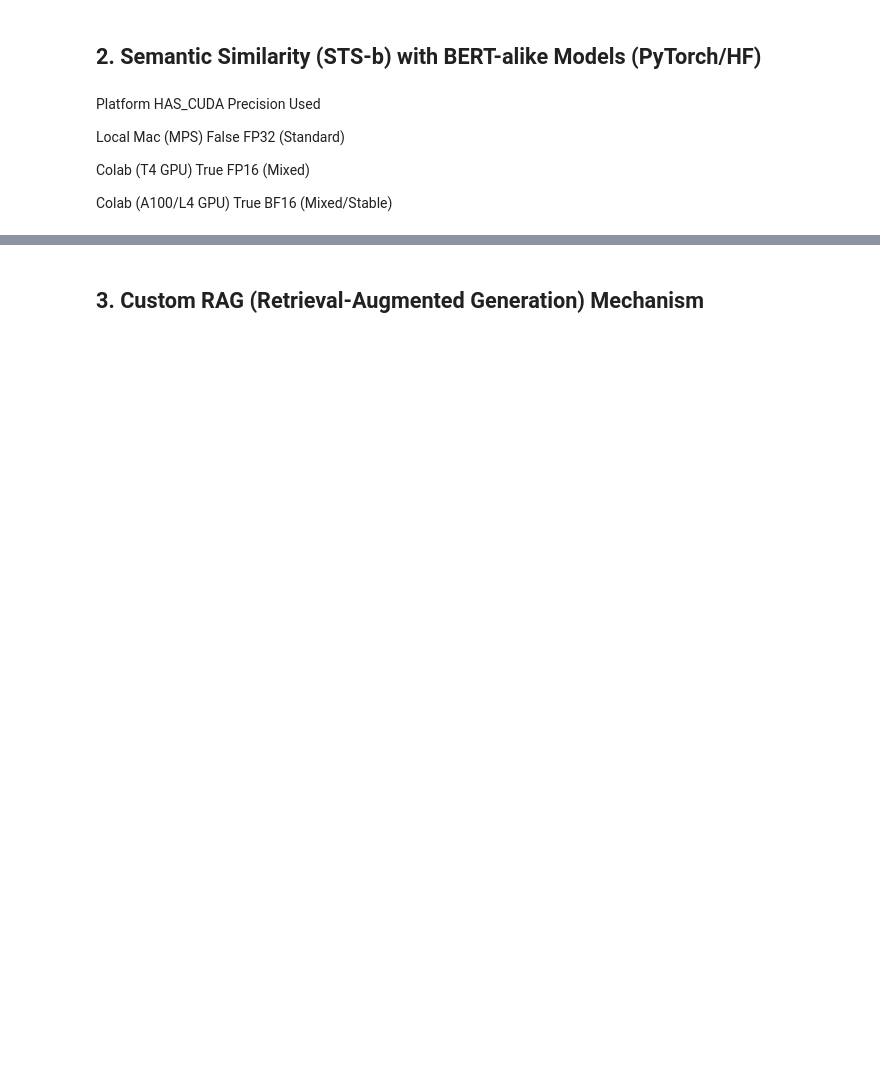
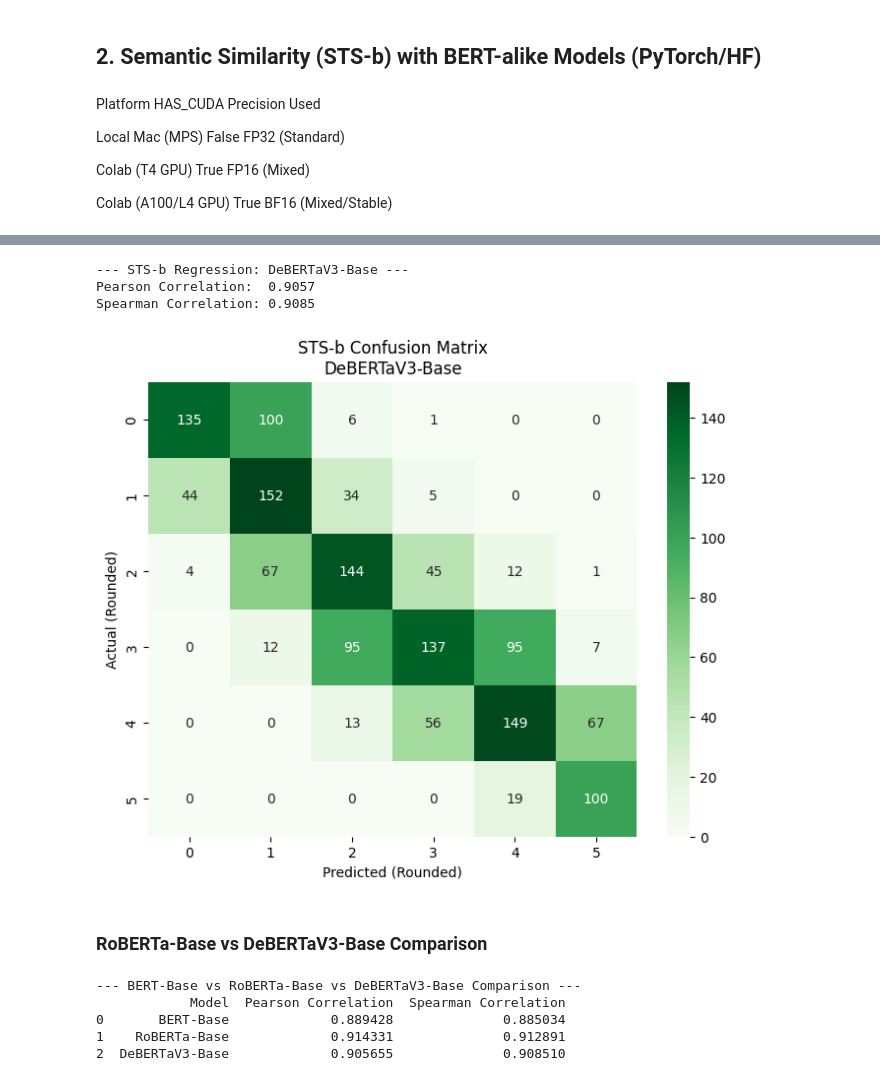
Before and after one commit to tcharos/NLP-Toxicity-Detection, a Jupyter notebook: AIDL_CS01_NLP_Project_task_2.ipynb, the cells around one changed output, grey strips where cells are left out. Cells and saved outputs as stored; diff of their text form; code cells hidden in the pictures; blank space fills up the shorter version.

```diff
--- a/AIDL_CS01_NLP_Project_task_2.ipynb
+++ b/AIDL_CS01_NLP_Project_task_2.ipynb
@@ -300,3 +156,17 @@ def train_transformer(model_id, label_name="BERT"):
     trainer.train()
 
     return trainer, tokenized_datasets["validation"]
+# %%
+BASE_CONFIG = {
+    "eval_strategy": "epoch",
+    "save_strategy": "epoch",
+    "learning_rate": 2e-5,
+    "per_device_train_batch_size": 16,
+    "num_train_epochs": 3,
+    "weight_decay": 0.01,
+    "load_best_model_at_end": True,
+    "remove_unused_columns": True,
+    "report_to": "none",
+    "fp16": HAS_CUDA and not torch.cuda.is_bf16_supported(),
+    "bf16": HAS_CUDA and torch.cuda.is_bf16_supported(),
+}
@@ -336,0 +297,3 @@ pearson_roberta, spearman_roberta = evaluate_stsb(true_labels_roberta, preds_rob
+# %%
+CONFIG_DEBERTA = BASE_CONFIG.copy()
+CONFIG_DEBERTA['learning_rate'] = 1e-5
@@ -336,0 +316,2 @@ pearson_roberta, spearman_roberta = evaluate_stsb(true_labels_roberta, preds_rob
+# %%
+trainer_deberta, val_data_deberta = train_transformer(CONFIG_DEBERTA, "microsoft/deberta-v3-base", "DeBERTaV3")
@@ -336,0 +327,12 @@ pearson_roberta, spearman_roberta = evaluate_stsb(true_labels_roberta, preds_rob
+# %%
+deberta_results = trainer_deberta.predict(val_data_deberta)
+preds_deberta = deberta_results.predictions.flatten()
+true_labels_deberta = np.array(val_data_deberta["labels"])
+
+print("--- DeBERTaV3 Prediction Analysis ---")
+print("First 10 predictions: ", preds_deberta[:10])
+print("Unique predictions:   ", len(np.unique(preds_deberta)))
+print("Std Deviation:        ", np.std(preds_deberta))
+
+print("\n--- Label Analysis ---")
+print("First 10 true labels: ", true_labels_deberta[:10])
@@ -337,13 +349,26 @@ pearson_roberta, spearman_roberta = evaluate_stsb(true_labels_roberta, preds_rob
+# %%
+pearson_deberta, spearman_deberta = evaluate_stsb(true_labels_deberta, preds_deberta, model_name="DeBERTaV3-Base")
+# %% [output]
+--- STS-b Regression: DeBERTaV3-Base ---
+Pearson Correlation:  0.9057
+Spearman Correlation: 0.9085
+[figure, added]
+# %% [markdown]
+### RoBERTa-Base vs DeBERTaV3-Base Comparison
 # %%
 comparison_data = {
-    "Model": ["BERT-Base", "RoBERTa-Base"],
-    "Pearson Correlation": [pearson_bert, pearson_roberta],
-    "Spearman Correlation": [spearman_bert, spearman_roberta]
+    "Model": ["BERT-Base", "RoBERTa-Base", "DeBERTaV3-Base"],
+    "Pearson Correlation": [pearson_bert, pearson_roberta, pearson_deberta],
+    "Spearman Correlation": [spearman_bert, spearman_roberta, spearman_deberta]
 }
 
 comparison_df = pd.DataFrame(comparison_data)
 
-print("\n--- BERT-Base vs. RoBERTa-Base Comparison ---")
+print("\n--- BERT-Base vs RoBERTa-Base vs DeBERTaV3-Base Comparison ---")
 print(comparison_df)
+# %% [output]
+--- BERT-Base vs RoBERTa-Base vs DeBERTaV3-Base Comparison ---
+            Model  Pearson Correlation  Spearman Correlation
+0       BERT-Base             0.889428              0.885034
+1    RoBERTa-Base             0.914331              0.912891
+2  DeBERTaV3-Base             0.905655              0.908510
-# %% [markdown]
-## 3. Custom RAG (Retrieval-Augmented Generation) Mechanism
```
Also changed, not shown: parts of 35 cells of this notebook.
